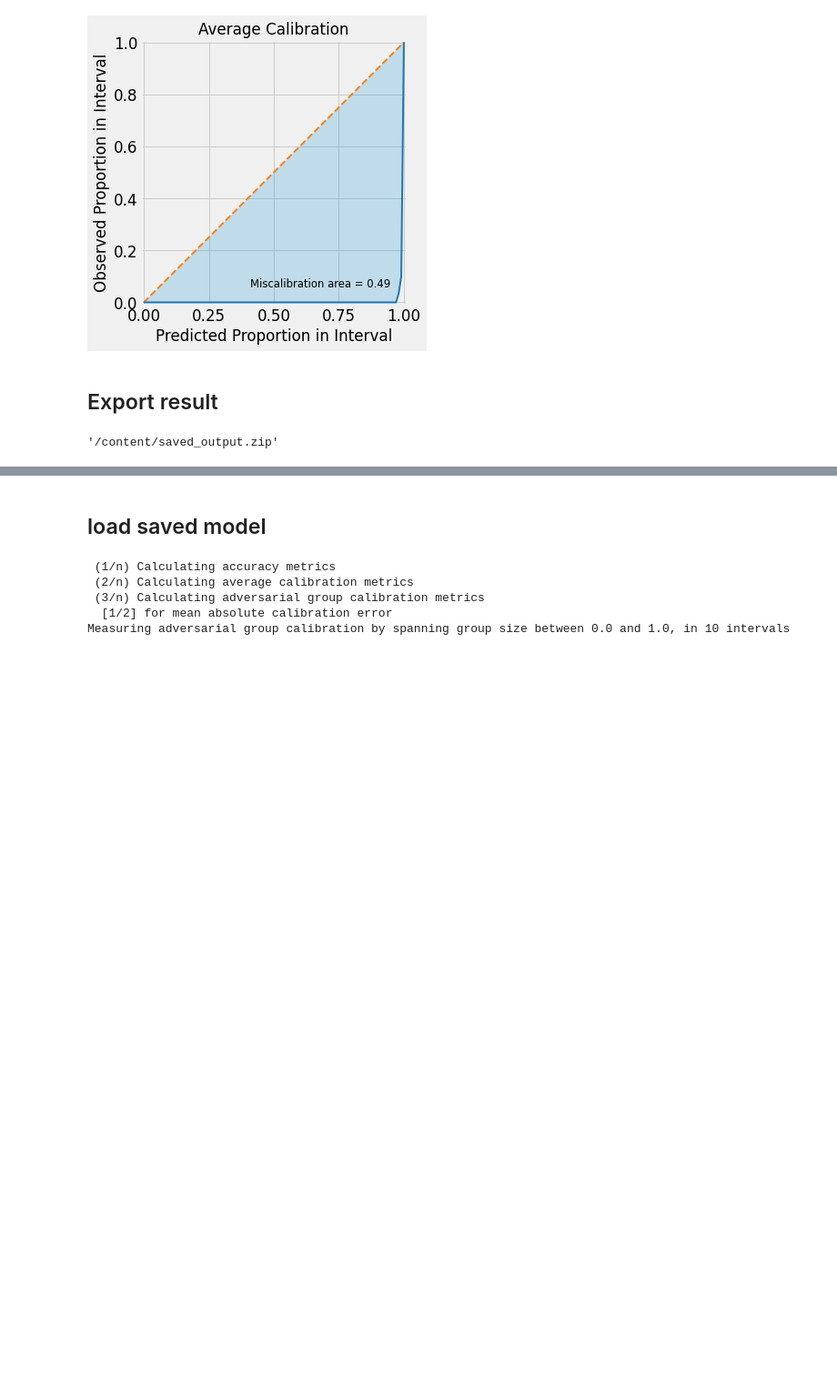
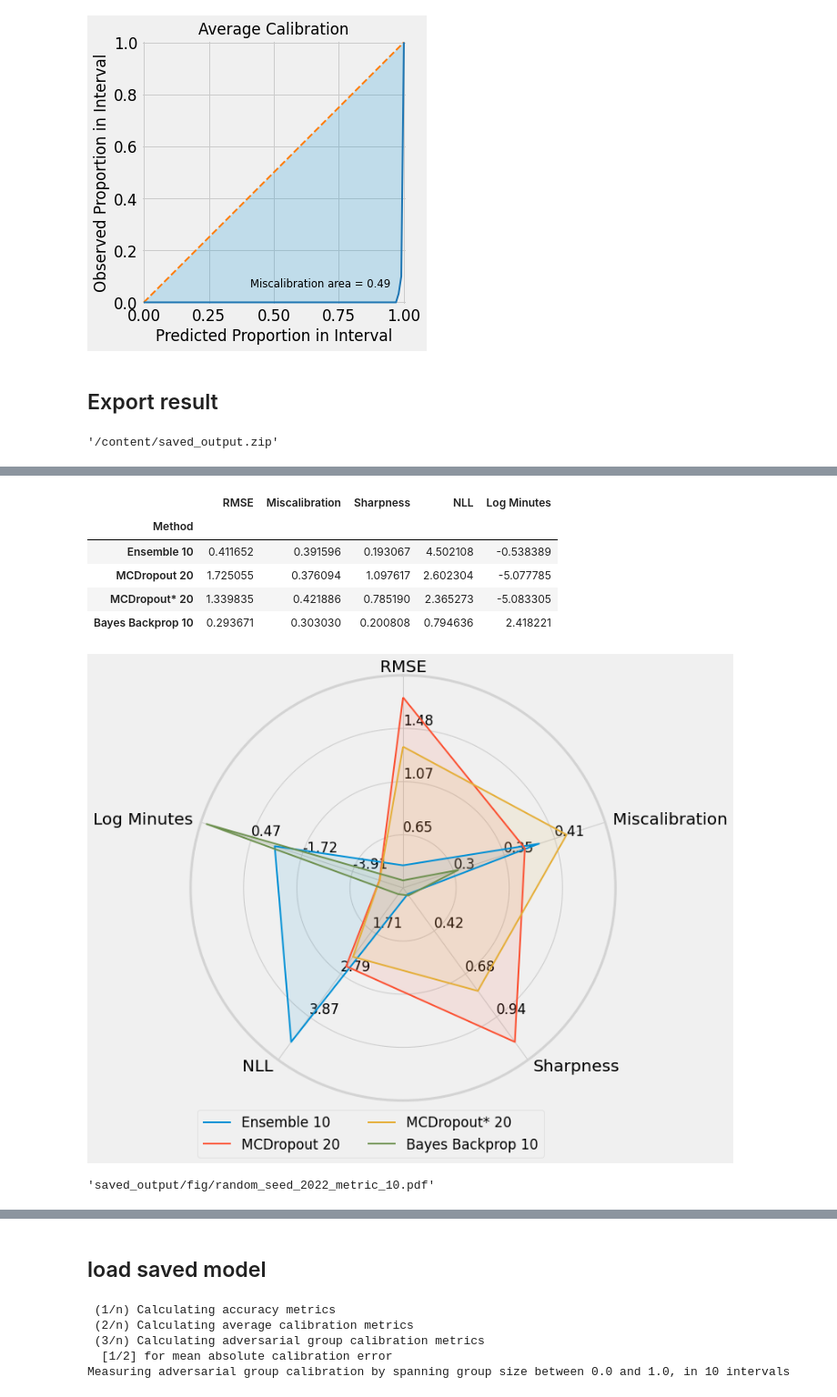
Before and after one commit to phanav/probabilistic-physics-satie, a Jupyter notebook: src/probabilistic_physics_inform_v3.ipynb, the cells around one changed output, grey strips where cells are left out. Shown at 91% size. Saved outputs shown, nothing was run; the diff lists cells and outputs as text; code cells hidden in the pictures; blank space fills up the shorter version.

```diff
--- a/src/probabilistic_physics_inform_v3.ipynb
+++ b/src/probabilistic_physics_inform_v3.ipynb
@@ -2473,0 +2759,50 @@ shutil.make_archive(output_dir, 'zip', 'saved_output')
+# %%
+selected_result_df = result_df[~result_df.index.str.endswith('100')].drop('Duration;Minutes;Random Seed'.split(';'), axis='columns')
+# selected_result_df = result_df.drop('Time;Minutes'.split(';'), axis='columns')
+display(selected_result_df)
+
+min_max_per_variable = selected_result_df.describe().T[['min', 'max']]
+# min_max_per_variable['min'] = min_max_per_variable['min'].apply(lambda x: int(x))
+# min_max_per_variable['max'] = min_max_per_variable['max'].apply(lambda x: math.ceil(x))
+min_max_per_variable['min'] = min_max_per_variable['min'].apply(lambda x: x - 0.2 * abs(x))
+min_max_per_variable['max'] = min_max_per_variable['max'].apply(lambda x: x + 0.1 * abs(x))
+
+variables = selected_result_df.columns
+ranges = list(min_max_per_variable.itertuples(index=False, name=None))
+
+format_cfg = {
+    'rad_ln_args': {'visible':True},
+    'outer_ring':{'visible':True, 'color':'lightgray'},
+    'angle_ln_args':{'visible':True},
+    'rgrid_tick_lbls_args': {'fontsize':'large'},
+    'theta_tick_lbls': {'fontsize':'x-large'},
+    'theta_tick_lbls_pad':3
+}
+
+
+fig1 = plt.figure(figsize=(8, 8))
+radar = ComplexRadar(fig1, variables, ranges, n_ring_levels=4, show_scales=True, format_cfg=format_cfg)
+
+# custom_colors = ['#F67280', '#6C5B7B', '#355C7D']
+
+# for index, row in result_df[result_df.index.str.contains('100')].drop('Time;Minutes'.split(';'), axis='columns').iterrows():
+for index, row in selected_result_df.iterrows():
+    # print(row)
+    radar.plot(row.values, label=index)
+    radar.fill(row.values, alpha=0.1)
+
+# radar.set_title("Uncertainty metrics")
+# radar.use_legend(**{'loc':'lower left', 'bbox_to_anchor':(0.15, -0.15), 'ncol':radar.plot_counter})
+radar.use_legend(**{'loc':'lower left', 'bbox_to_anchor':(0, -0.15), 'ncol':2})
+plt.show()
+
+save_fig(fig1, 'metric_10.pdf')
+# %% [output]
+|  | RMSE | Miscalibration | Sharpness | NLL | Log Minutes |
+| Method |  |  |  |  |  |
+| Ensemble 10 | 0.411652 | 0.391596 | 0.193067 | 4.502108 | -0.538389 |
+| MCDropout 20 | 1.725055 | 0.376094 | 1.097617 | 2.602304 | -5.077785 |
+| MCDropout* 20 | 1.339835 | 0.421886 | 0.785190 | 2.365273 | -5.083305 |
+| Bayes Backprop 10 | 0.293671 | 0.303030 | 0.200808 | 0.794636 | 2.418221 |
+[figure, new version]
+'saved_output/fig/random_seed_2022_metric_10.pdf'
```
Also changed, not shown: parts of 28 cells of this notebook.
